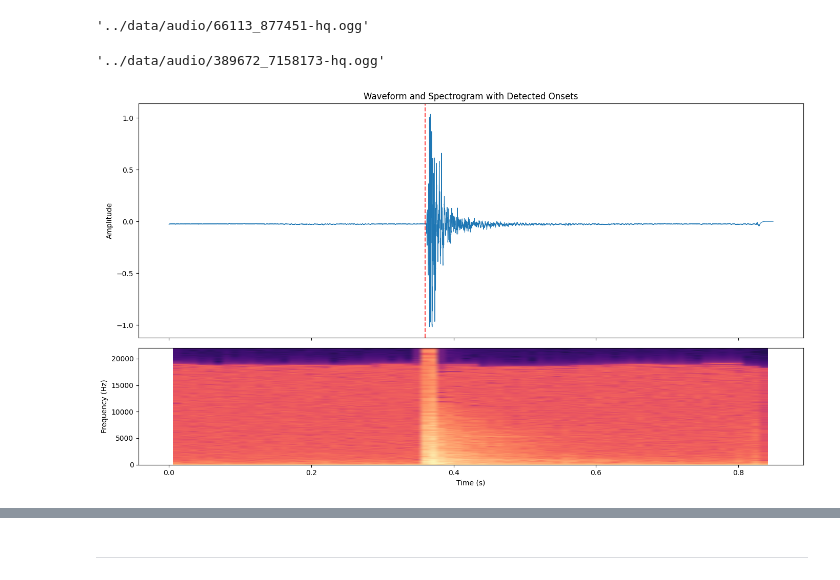
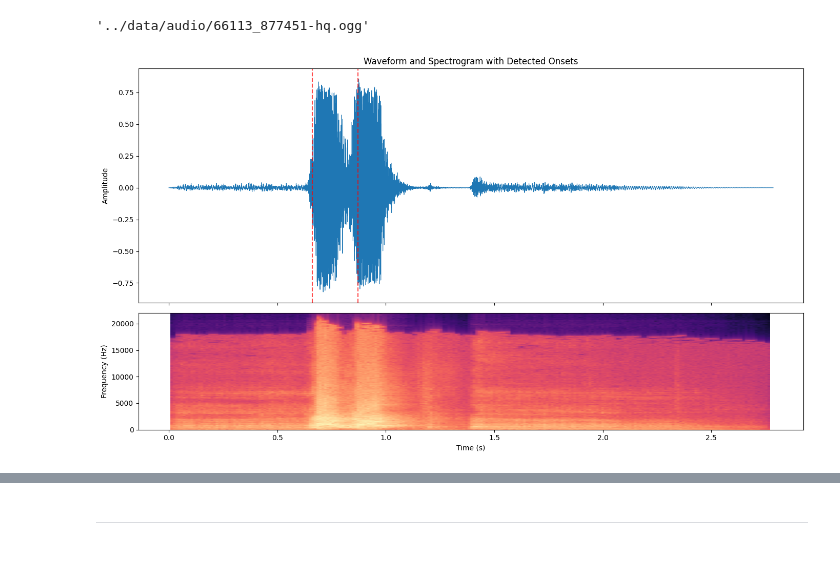
Before and after one commit to morehovschi/repepep, a Jupyter notebook: src/querier.ipynb, the cells around one changed output, grey strips where cells are left out. Drawn from its saved outputs; the diff is of its cells as text; code cells hidden in the pictures.

```diff
--- a/src/querier.ipynb
+++ b/src/querier.ipynb
@@ -30,6 +32,7 @@ from helpers import (
 FREESOUND_STORE_METADATA_FIELDS = ['id', 'name', 'username', 'previews', 'license', 'tags']
 # %%
 FREESOUND_API_KEY = os.getenv('FREESOUND_API_KEY')
+FREESOUND_API_KEY = FREESOUND_API_KEY.strip('"')
 
 client = freesound.FreesoundClient()
 client.set_token(FREESOUND_API_KEY)
@@ -41,7 +44,7 @@ os.makedirs(AUDIO_DIR, exist_ok=True)
 os.makedirs(META_DIR, exist_ok=True)
 # %%
 # Query for THIS RUN
-query = "electric fan"
+query = 'dog bark'
 filt = None
 num_results = 20
 # %%
@@ -187,33 +173,32 @@ filename = AUDIO_DIR + filename
 filename
 # %% [output]
 '../data/audio/66113_877451-hq.ogg'
-# %%
-# select a file randomly
-filename = random.choice(os.listdir(AUDIO_DIR))
-filename = AUDIO_DIR + filename
-filename
-# %% [output]
-'../data/audio/389672_7158173-hq.ogg'
 # %%
+# select a file randomly
+subdir = 'dog-bark'
+filename = random.choice(os.listdir(AUDIO_DIR + subdir))
+filepath = f"{AUDIO_DIR}/{subdir}/{filename}"
+sound_id = int(filename[:filename.find("_")])
+
 start_time = None
 end_time = None
 sr = 44100
 
-audio, onset_times = detect_onsets(filename)
+audio, onset_times = detect_onsets(filepath)
 
 plot_waveform_with_onsets(
     audio,
     onset_times,
     sample_rate=sr,
     start_time=start_time,
     end_time=end_time
 )
 
 # Audio playback
 start_sample = int(start_time * sr) if start_time else 0
 end_sample = int(end_time * sr) if end_time else len(audio)-1
 
 ipd.Audio(audio[start_sample:end_sample], rate=sr)
 # %% [output]
-[figure, old version]
+[figure, new version]
 [interactive output not drawn]
```
Also changed, not shown: parts of 28 cells of this notebook, 18 other files.
